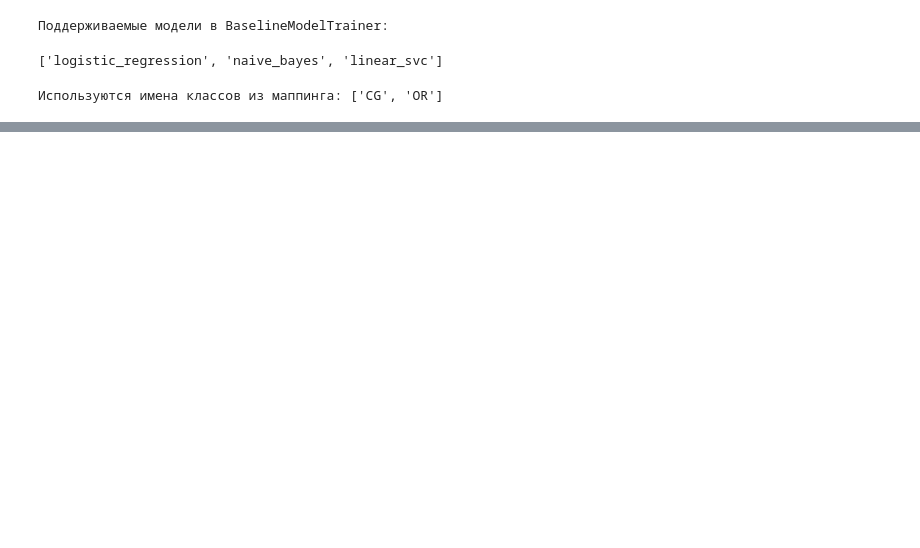
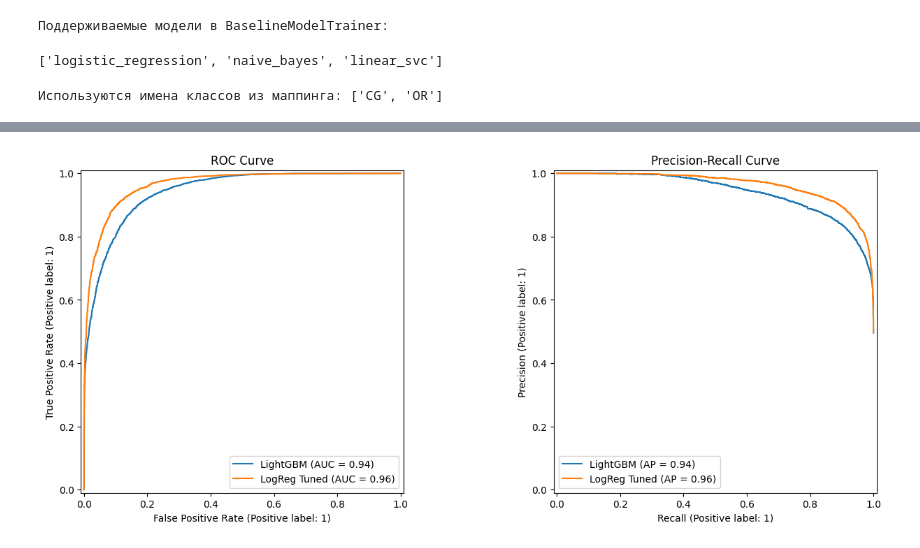
Before and after one commit to schnaya/fake_reviews_detection, a Jupyter notebook: notebooks/updated_mpodel.ipynb, the cells around one changed output, grey strips where cells are left out. Cells and saved outputs as stored; diff of their text form; code cells hidden in the pictures; blank space fills up the shorter version.

```diff
--- a/notebooks/updated_mpodel.ipynb
+++ b/notebooks/updated_mpodel.ipynb
@@ -246,3 +474,19 @@ weighted avg       0.90      0.90      0.90     10103
+# %%
+from sklearn.metrics import RocCurveDisplay, PrecisionRecallDisplay
+
+fig, (ax1, ax2) = plt.subplots(1, 2, figsize=(16, 6))
+
+RocCurveDisplay.from_estimator(lgbm_model, X_test_vectorized, y_test, name='LightGBM', ax=ax1)
+RocCurveDisplay.from_estimator(best_model, X_test_vectorized, y_test, name='LogReg Tuned', ax=ax1)
+
+PrecisionRecallDisplay.from_estimator(lgbm_model, X_test_vectorized, y_test, name='LightGBM', ax=ax2)
+PrecisionRecallDisplay.from_estimator(best_model, X_test_vectorized, y_test, name='LogReg Tuned', ax=ax2)
+
+ax1.set_title("ROC Curve")
+ax2.set_title("Precision-Recall Curve")
+plt.show()
+# %% [output]
+[figure, added]
 # %%
 from source.visualization import Vizualizator
 
```
Also changed, not shown: parts of 16 cells of this notebook, 5 other files.
